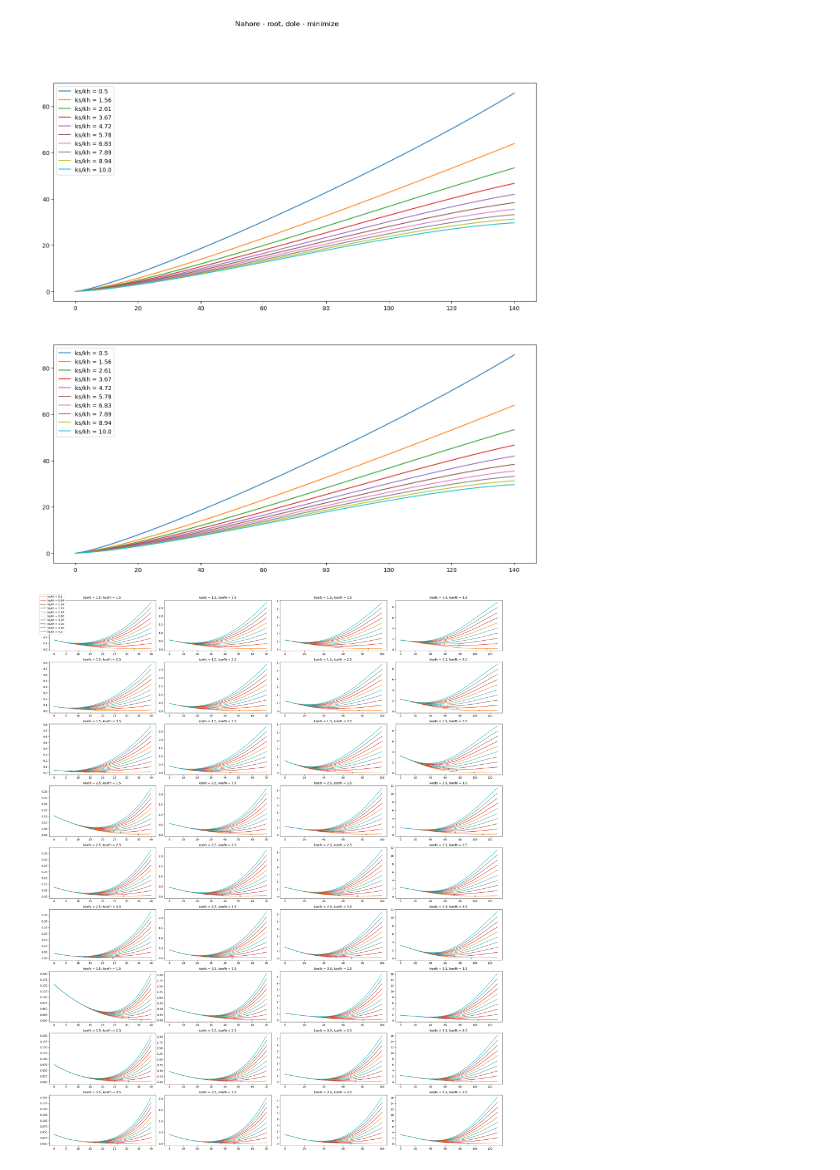
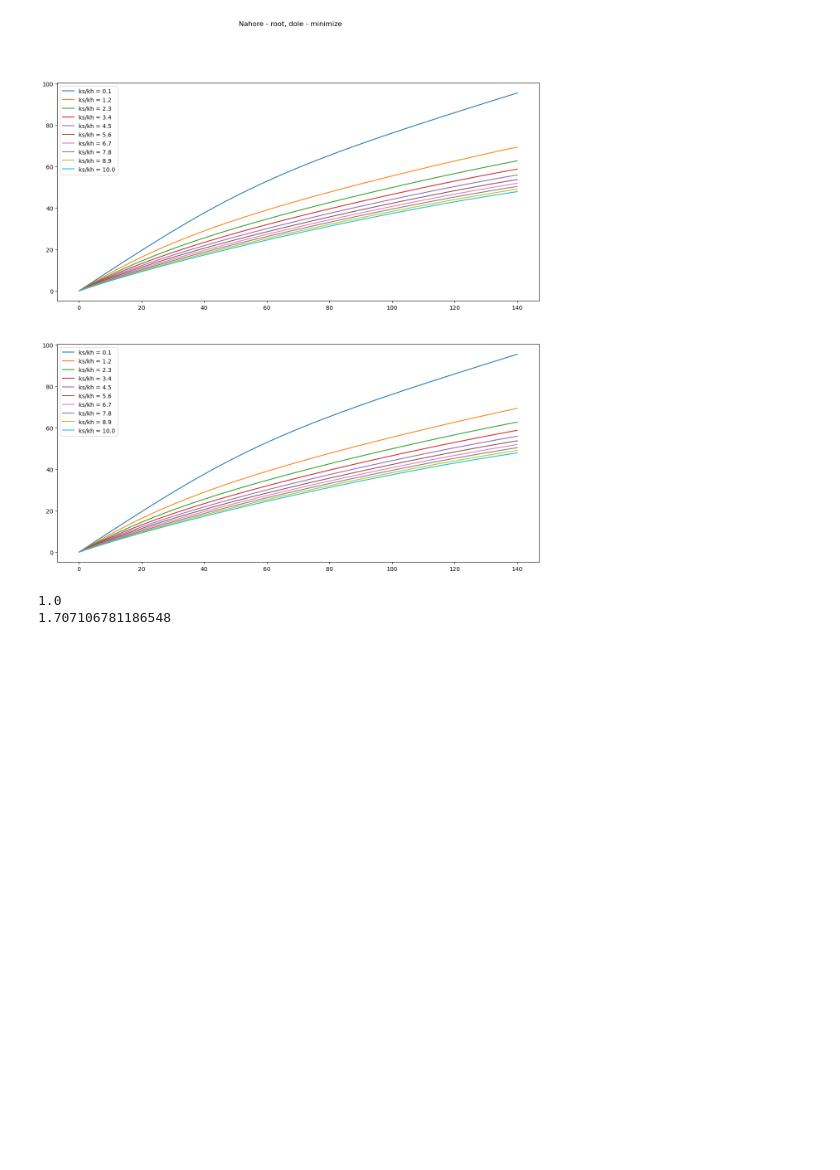
Before and after one commit to zoufaond/Passive_SCHR, a Jupyter notebook: main.ipynb, the cells around one changed output. Saved outputs shown, nothing was run; the diff lists cells and outputs as text; code cells hidden in the pictures; blank space fills up the shorter version.

```diff
--- a/main.ipynb
+++ b/main.ipynb
@@ -1,28 +1,43 @@
 # %%
 import numpy as np
 from scipy.optimize import fsolve, minimize
 import sympy as sp
 import numpy as np
 import matplotlib.pyplot as plt
 import sys
 import warnings
 # %run "classes_ipynb.ipynb"
 sys.path.insert(0, "..")
 import classes2
-warnings.filterwarnings('ignore')
+# warnings.filterwarnings('ignore')
 
 
 
 phis,alfa,pomery,x,koefs,koefh = sp.symbols('phis,alfa,pomery,x,koefs,koefh')
-model = classes2.SCHR(phis=phis,alfa=alfa,pomery=pomery,x=x,koefs=koefs,koefh=koefh)
+a=0.5
+b=0.5
+c=0.5
+d=0.5
+model = classes2.SCHR(phis=phis,alfa=alfa,x=x,l0h=1,l0s=1,a=a,b=b,c=c,d=d)
 
-xs, xh = model.geometry_init()
-Fs,Fh, Us, Uh = model.nonlinear_spring_init(akt_f=True)
+xs, xh,xs_np,xh_np = model.geometry_init()
+Fs,Fh, Us, Uh = model.nonlinear_spring_init(pomery=pomery,koefs=koefs,koefh=koefh,akt_f=True)
+Fs,Fh,Us,Uh = model.thelen_03_muscle_pas_force(pomery=pomery,koefs=koefs,koefh=koefh,akt_f = False)
 u_celk, dU_celk = model.potential_energy(Us,Uh,xs,xh,phis)
 Uc_np, d_Uc_np = model.lambdified(u_celk,dU_celk)
 
-model.graphs_scapula_position(Uc_np, d_Uc_np)
-model.graphs_potential_energy(Uc_np)
+koefs = 6
+koefh = 3
+model.graphs_scapula_position(Uc_np, d_Uc_np,koefs=koefs,koefh=koefh,init_root = 0.1)
+
+# model.graphs_potential_energy(Uc_np)
 # %% [output]
-[figure, old version]
+[figure, new version]
-[figure, removed]
+# %%
+alfa = 90*np.pi/180
+phis = 0*np.pi/180
+print(xs_np(phis,alfa))
+print(xh_np(phis,alfa))
+# %% [output]
+1.0
+1.707106781186548
```
Also changed, not shown: 1 other file.
